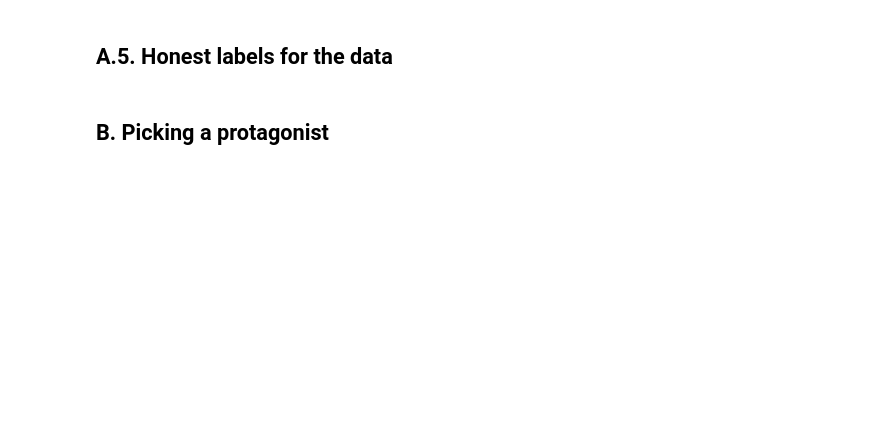
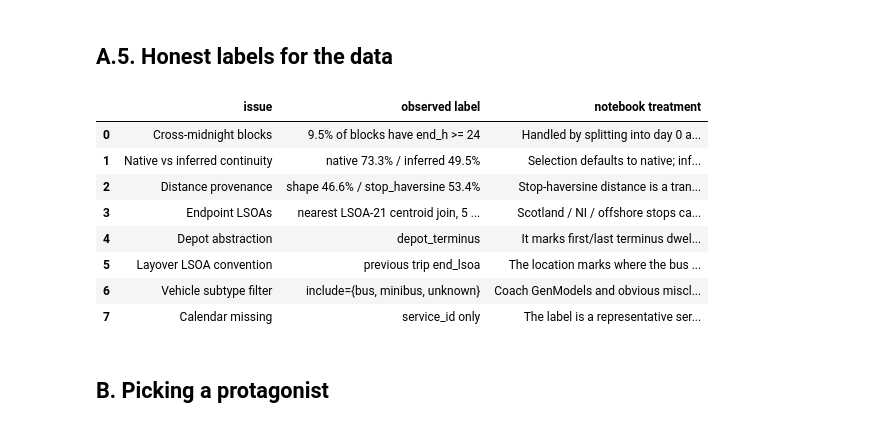
Before and after one commit to zhichuanma/Modelling, a Jupyter notebook: notebooks/01_single_bus_simulation.ipynb, the cells around one changed output. Drawn from its saved outputs; the diff is of its cells as text; code cells hidden in the pictures; blank space fills up the shorter version.

```diff
--- a/notebooks/01_single_bus_simulation.ipynb
+++ b/notebooks/01_single_bus_simulation.ipynb
@@ -130,16 +182,29 @@ plt.show()
 # %%
 q = quality.iloc[0]
 honest_labels = pd.DataFrame(
     [
         ("Cross-midnight blocks", f"{q['pct_cross_midnight_blocks']:.1f}% of blocks have end_h >= 24", "Handled by splitting into day 0 and day 1 schedules."),
         ("Native vs inferred continuity", f"native {q['stop_continuity_native']:.1f}% / inferred {q['stop_continuity_inferred']:.1f}%", "Selection defaults to native; inferred quality is still reported."),
         ("Distance provenance", f"shape {q['pct_shape_distance']:.1f}% / stop_haversine {q['pct_stop_haversine_distance']:.1f}%", "Stop-haversine distance is a transparent fallback and likely underestimates by 15-25%."),
+        ("Endpoint LSOAs", "nearest LSOA-21 centroid join, 5 km threshold", "Scotland / NI / offshore stops can stay empty; distance_km columns expose the QC."),
         ("Depot abstraction", "depot_terminus", "It marks first/last terminus dwell, not a real depot model."),
+        ("Layover LSOA convention", "previous trip end_lsoa", "The location marks where the bus is parked, not where it heads next."),
+        ("Vehicle subtype filter", "include={bus, minibus, unknown}", "Coach GenModels and obvious misclassifications are filtered at load time using Data/EV/manual/genmodel_subtype_lookup.csv."),
         ("Calendar missing", "service_id only", "The label is a representative service day, never a real date."),
     ],
     columns=["issue", "observed label", "notebook treatment"],
 )
 display(honest_labels)
+# %% [output]
+|  | issue | observed label | notebook treatment |
+| 0 | Cross-midnight blocks | 9.5% of blocks have end_h >= 24 | Handled by splitting into day 0 a... |
+| 1 | Native vs inferred continuity | native 73.3% / inferred 49.5% | Selection defaults to native; inf... |
+| 2 | Distance provenance | shape 46.6% / stop_haversine 53.4% | Stop-haversine distance is a tran... |
+| 3 | Endpoint LSOAs | nearest LSOA-21 centroid join, 5 ... | Scotland / NI / offshore stops ca... |
+| 4 | Depot abstraction | depot_terminus | It marks first/last terminus dwel... |
+| 5 | Layover LSOA convention | previous trip end_lsoa | The location marks where the bus ... |
+| 6 | Vehicle subtype filter | include={bus, minibus, unknown} | Coach GenModels and obvious miscl... |
+| 7 | Calendar missing | service_id only | The label is a representative ser... |
 # %% [markdown]
 ## B. Picking a protagonist
 # %%
```
Also changed, not shown: parts of 10 cells of this notebook, 10 other files.
